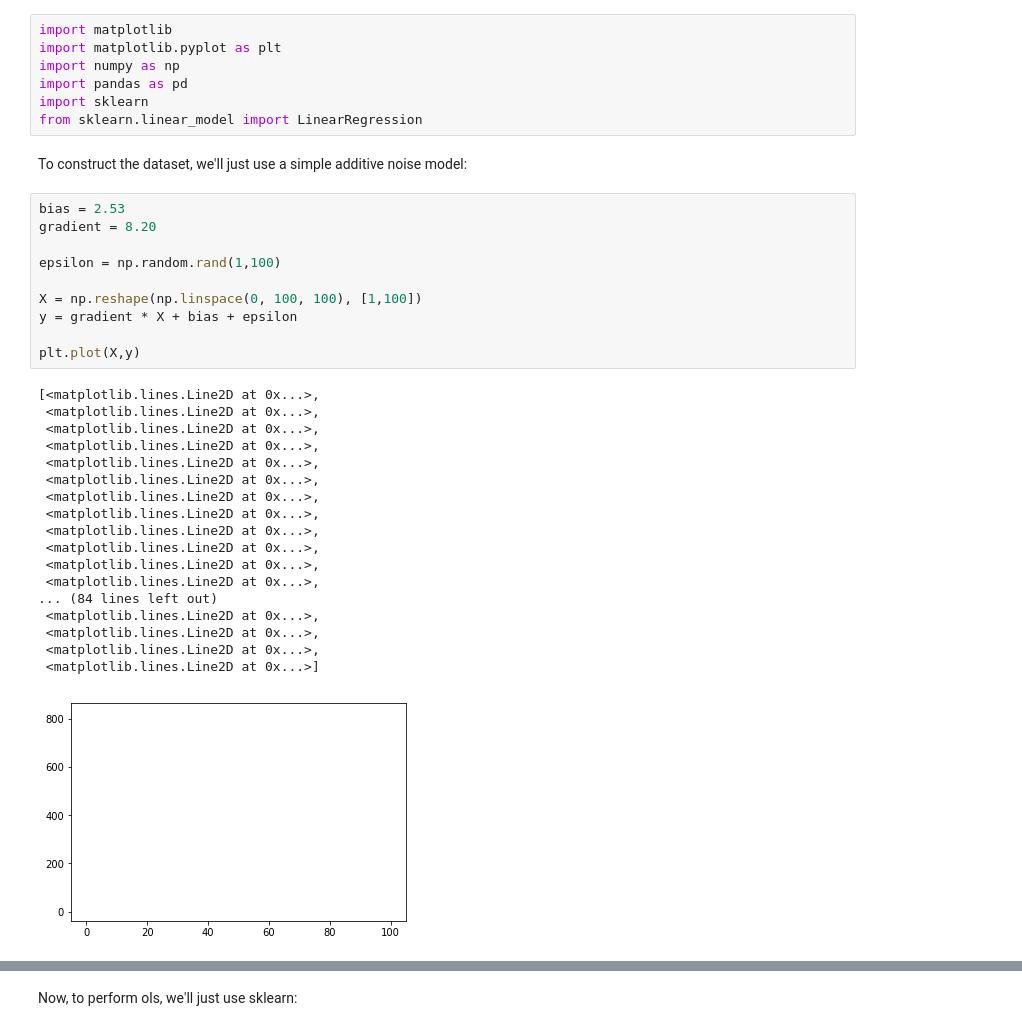
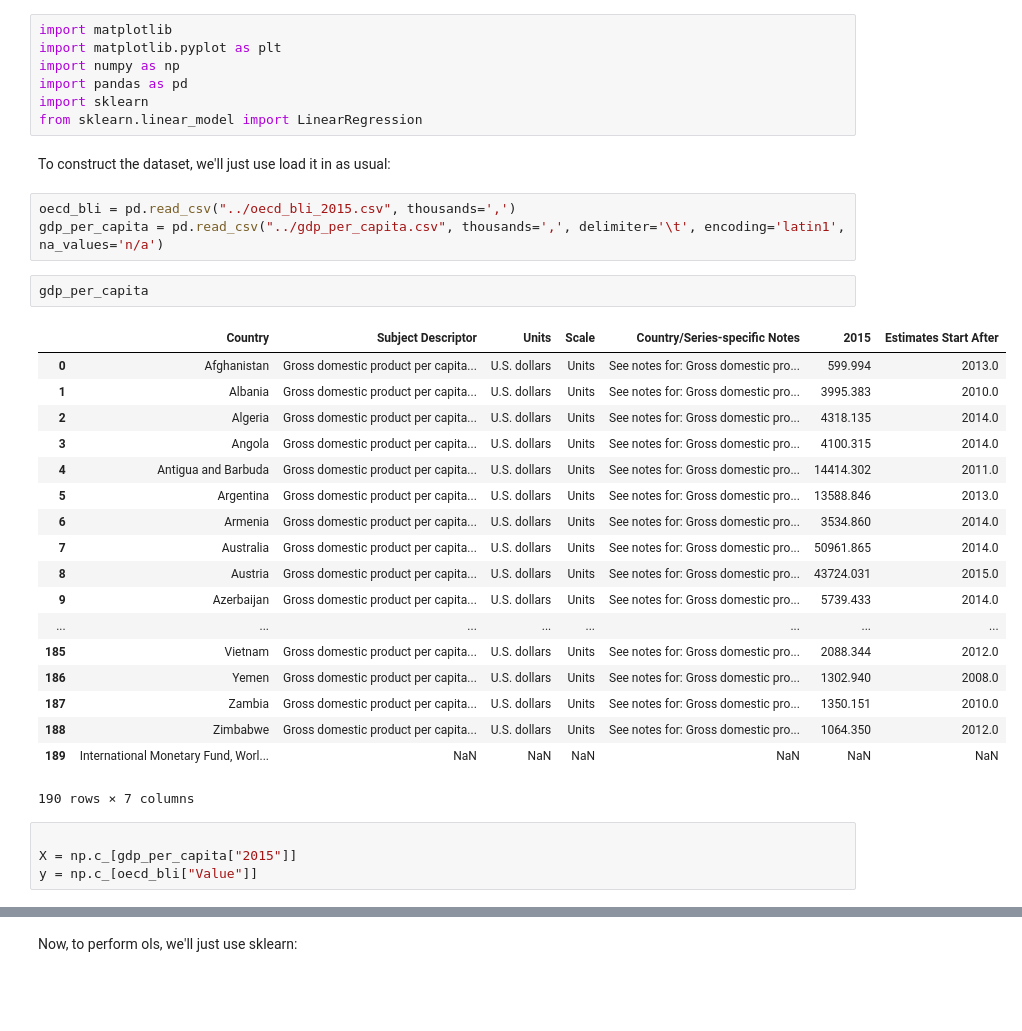
Before and after one commit to kiranandcode/python-projects, a Jupyter notebook: handson_1.1.ipynb, the cells around one changed output, grey strips where cells are left out. Drawn from its saved outputs; the diff is of its cells as text; blank space fills up the shorter version.

```diff
--- a/handson_1.1.ipynb
+++ b/handson_1.1.ipynb
@@ -14,33 +14,32 @@ import pandas as pd
 import sklearn
 from sklearn.linear_model import LinearRegression
 # %% [markdown]
-To construct the dataset, we'll just use a simple additive noise model:
+To construct the dataset, we'll just use load it in as usual:
-# %%
-bias = 2.53
-gradient = 8.20
-
-epsilon = np.random.rand(1,100)
-
-X = np.reshape(np.linspace(0, 100, 100), [1,100])
-y = gradient * X + bias + epsilon
-
-plt.plot(X,y)
-# %% [output]
-[<matplotlib.lines.Line2D at 0x...>,
- <matplotlib.lines.Line2D at 0x...>,
- <matplotlib.lines.Line2D at 0x...>,
- <matplotlib.lines.Line2D at 0x...>,
- <matplotlib.lines.Line2D at 0x...>,
- <matplotlib.lines.Line2D at 0x...>,
- <matplotlib.lines.Line2D at 0x...>,
- <matplotlib.lines.Line2D at 0x...>,
- <matplotlib.lines.Line2D at 0x...>,
- <matplotlib.lines.Line2D at 0x...>,
- <matplotlib.lines.Line2D at 0x...>,
- <matplotlib.lines.Line2D at 0x...>,
-... (84 lines left out)
- <matplotlib.lines.Line2D at 0x...>,
- <matplotlib.lines.Line2D at 0x...>,
- <matplotlib.lines.Line2D at 0x...>,
- <matplotlib.lines.Line2D at 0x...>]
-[figure, removed]
+# %%
+oecd_bli = pd.read_csv("../oecd_bli_2015.csv", thousands=',')
+gdp_per_capita = pd.read_csv("../gdp_per_capita.csv", thousands=',', delimiter='\t', encoding='latin1', na_values='n/a')
+# %%
+gdp_per_capita
+# %% [output]
+|  | Country | Subject Descriptor | Units | Scale | Country/Series-specific Notes | 2015 | Estimates Start After |
+| 0 | Afghanistan | Gross domestic product per capita... | U.S. dollars | Units | See notes for: Gross domestic pro... | 599.994 | 2013.0 |
+| 1 | Albania | Gross domestic product per capita... | U.S. dollars | Units | See notes for: Gross domestic pro... | 3995.383 | 2010.0 |
+| 2 | Algeria | Gross domestic product per capita... | U.S. dollars | Units | See notes for: Gross domestic pro... | 4318.135 | 2014.0 |
+| 3 | Angola | Gross domestic product per capita... | U.S. dollars | Units | See notes for: Gross domestic pro... | 4100.315 | 2014.0 |
+| 4 | Antigua and Barbuda | Gross domestic product per capita... | U.S. dollars | Units | See notes for: Gross domestic pro... | 14414.302 | 2011.0 |
+| 5 | Argentina | Gross domestic product per capita... | U.S. dollars | Units | See notes for: Gross domestic pro... | 13588.846 | 2013.0 |
+| 6 | Armenia | Gross domestic product per capita... | U.S. dollars | Units | See notes for: Gross domestic pro... | 3534.860 | 2014.0 |
+| 7 | Australia | Gross domestic product per capita... | U.S. dollars | Units | See notes for: Gross domestic pro... | 50961.865 | 2014.0 |
+| 8 | Austria | Gross domestic product per capita... | U.S. dollars | Units | See notes for: Gross domestic pro... | 43724.031 | 2015.0 |
+| 9 | Azerbaijan | Gross domestic product per capita... | U.S. dollars | Units | See notes for: Gross domestic pro... | 5739.433 | 2014.0 |
+| ... | ... | ... | ... | ... | ... | ... | ... |
+| 185 | Vietnam | Gross domestic product per capita... | U.S. dollars | Units | See notes for: Gross domestic pro... | 2088.344 | 2012.0 |
+| 186 | Yemen | Gross domestic product per capita... | U.S. dollars | Units | See notes for: Gross domestic pro... | 1302.940 | 2008.0 |
+| 187 | Zambia | Gross domestic product per capita... | U.S. dollars | Units | See notes for: Gross domestic pro... | 1350.151 | 2010.0 |
+| 188 | Zimbabwe | Gross domestic product per capita... | U.S. dollars | Units | See notes for: Gross domestic pro... | 1064.350 | 2012.0 |
+| 189 | International Monetary Fund, Worl... | NaN | NaN | NaN | NaN | NaN | NaN |
+190 rows × 7 columns
+# %%
+
+X = np.c_[gdp_per_capita["2015"]]
+y = np.c_[oecd_bli["Value"]]
```
Also changed, not shown: parts of 4 cells of this notebook.
